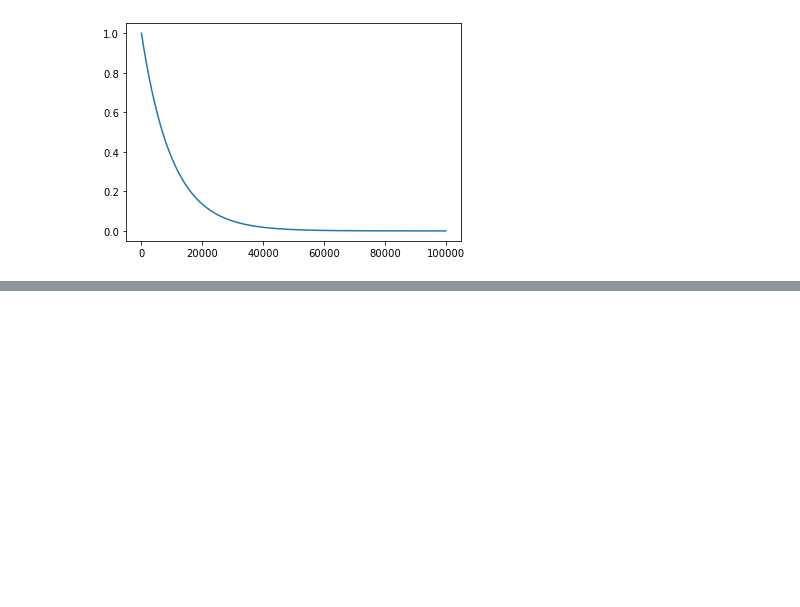
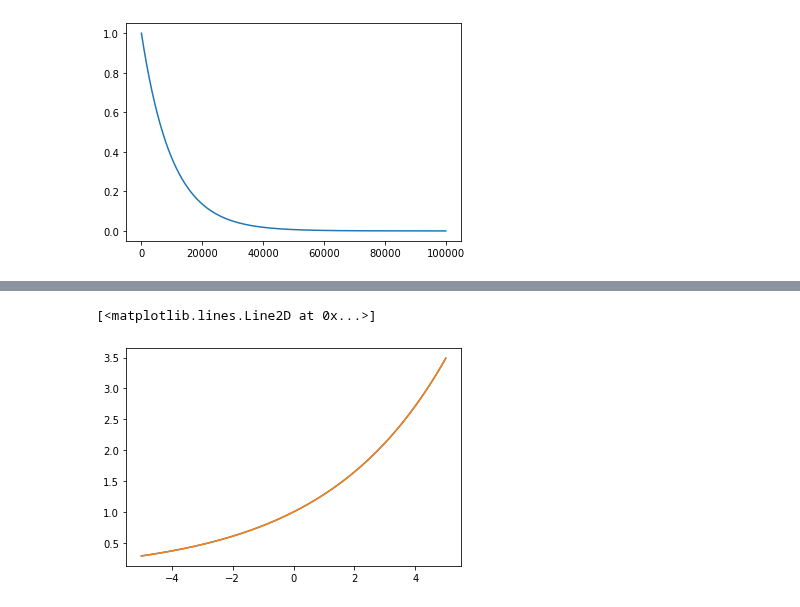
Before and after one commit to lindermanlab/ssm-jax, a Jupyter notebook: notebooks/univar-svm-example.ipynb, the cells around one changed output, grey strips where cells are left out. Drawn from its saved outputs; the diff is of its cells as text; code cells hidden in the pictures; blank space fills up the shorter version.

```diff
--- a/notebooks/univar-svm-example.ipynb
+++ b/notebooks/univar-svm-example.ipynb
@@ -237,0 +257,10 @@ plt.plot(tilt_temperatures)
+# %%
+log_beta = 0.0
+state = np.linspace(-5, 5, 101)
+y = np.sqrt(np.exp(log_beta) * np.exp(state / 2.0))
+yp = np.exp(log_beta) * np.sqrt(np.exp(state / 2.0))
+plt.plot(state, y)
+plt.plot(state, yp)
+# %% [output]
+[<matplotlib.lines.Line2D at 0x...>]
+[figure, added]
```
Also changed, not shown: parts of 5 cells of this notebook, 7 other files.
